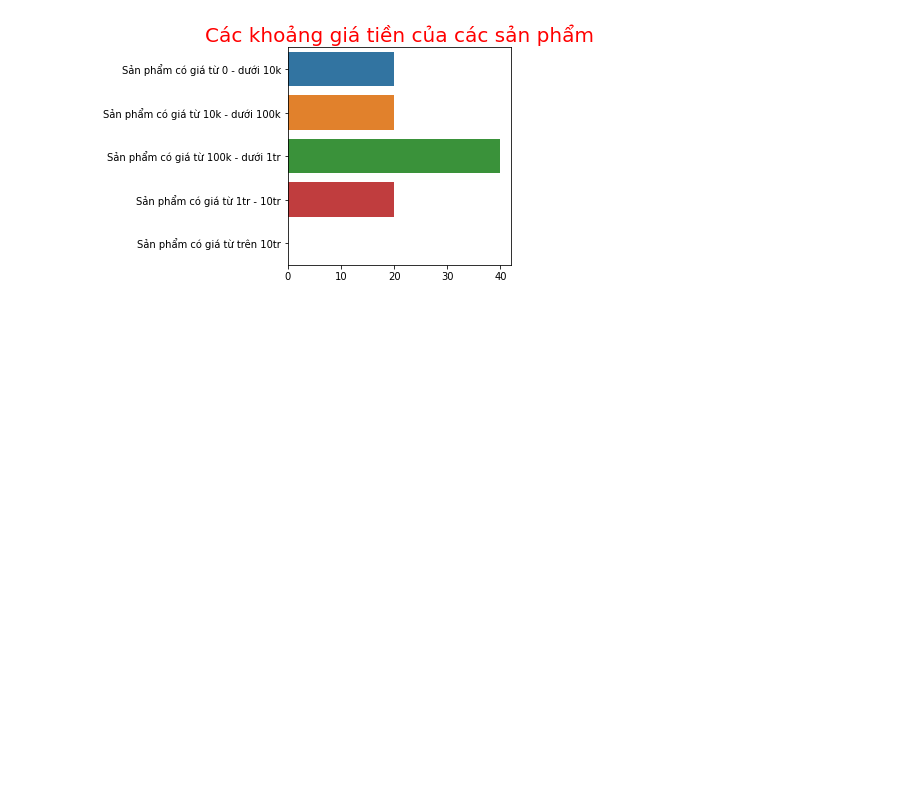
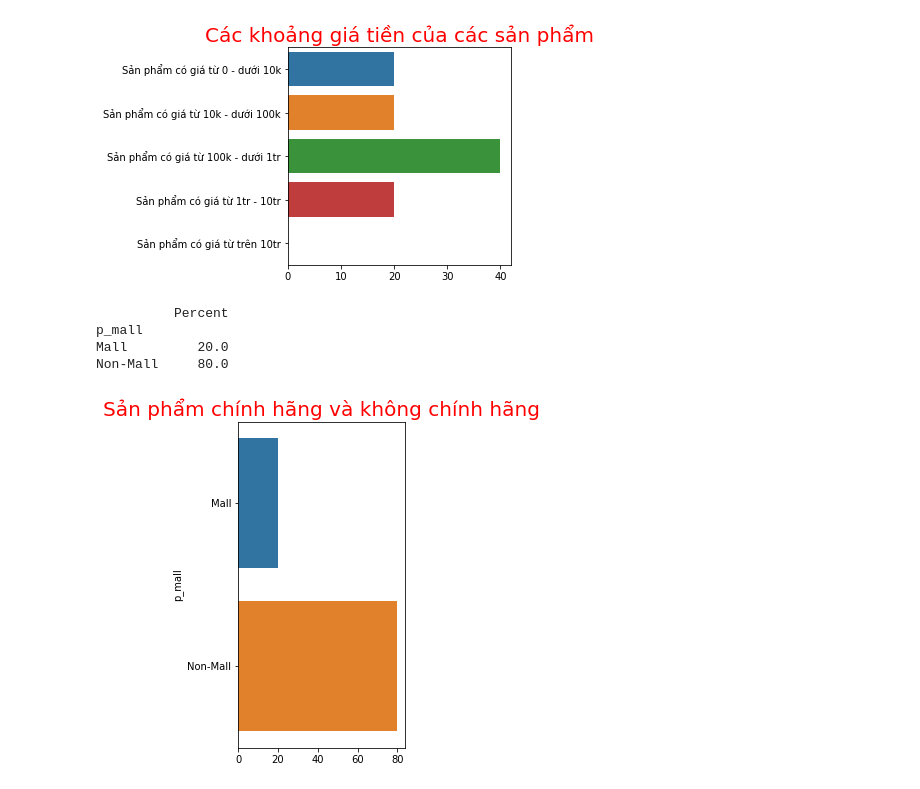
Before and after one commit to tranlybuu/Data_Lazada, a Jupyter notebook: lazada/thongke.ipynb, the cells around one changed output. Cells and saved outputs as stored; diff of their text form; code cells hidden in the pictures; blank space fills up the shorter version.

```diff
--- a/lazada/thongke.ipynb
+++ b/lazada/thongke.ipynb
@@ -114,3 +114,11 @@ Sản phẩm có giá từ trên 10tr           0.0
 dtype: float64
 <AxesSubplot:title={'center':'Các khoảng giá tiền của các sản phẩm'}>
 [figure]
+# %%
+stat_table("p_mall","Sản phẩm chính hãng và không chính hãng")
+# %% [output]
+          Percent
+p_mall
+Mall         20.0
+Non-Mall     80.0
+[figure, added]
```
Also changed, not shown: parts of 2 cells of this notebook, 3 other files.
